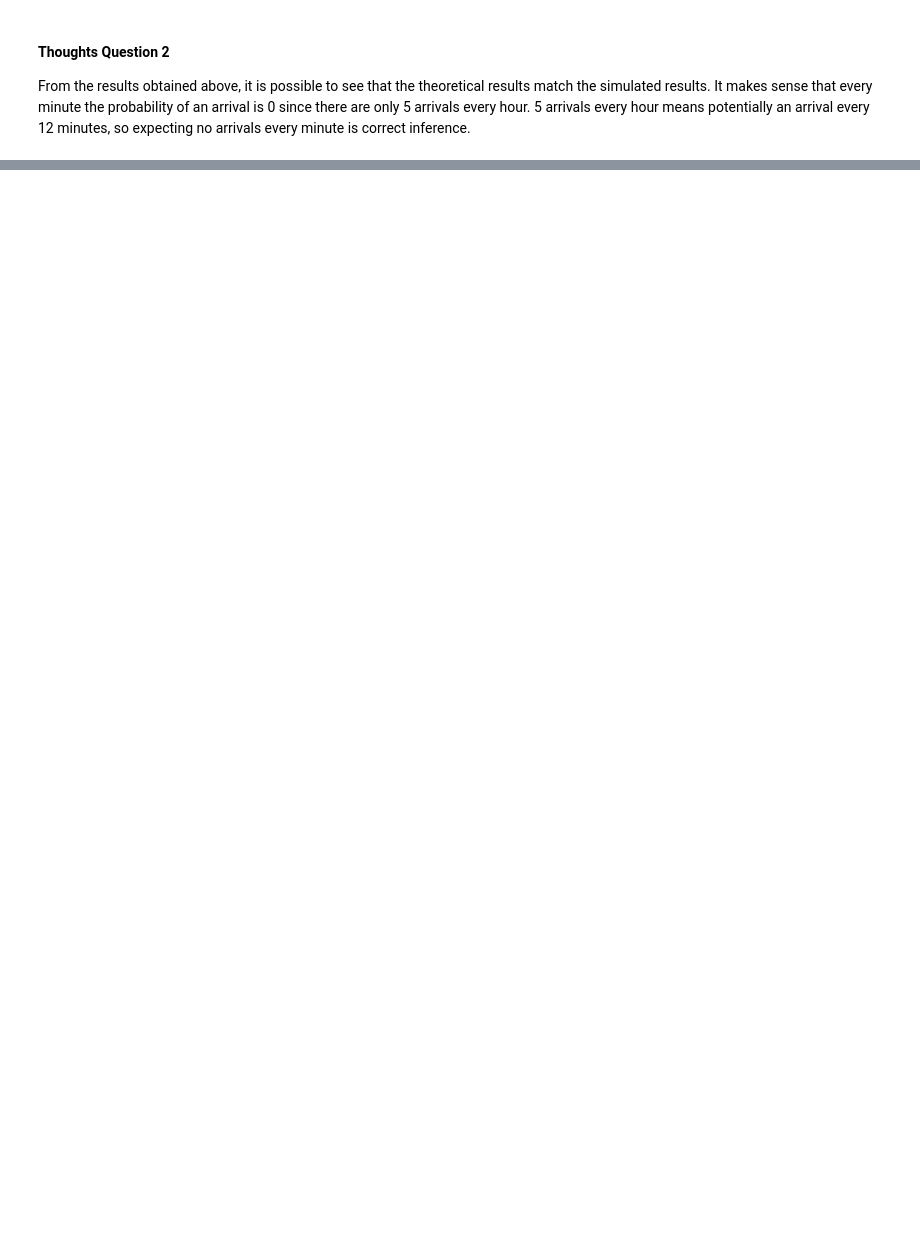
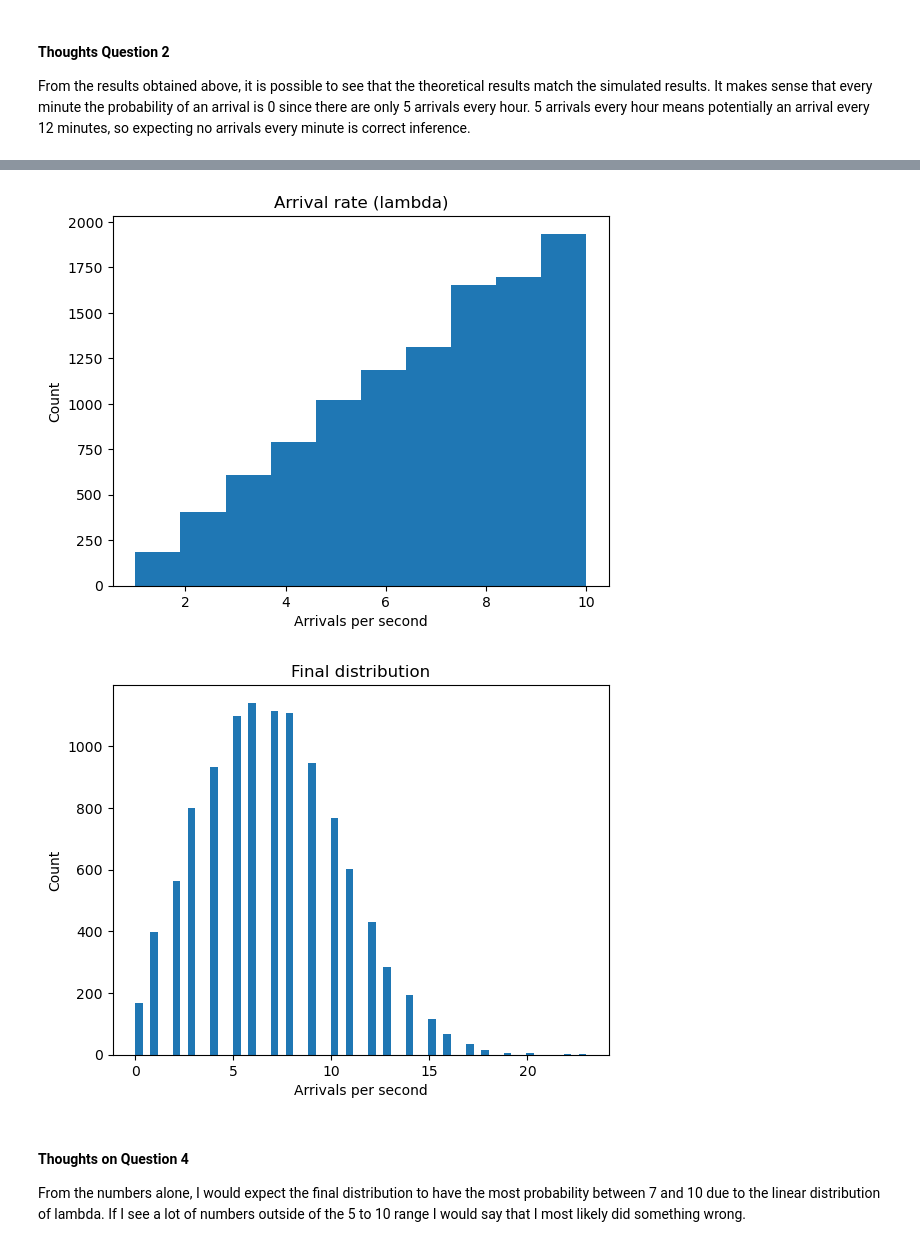
Before and after one commit to MiguelAcostaDelVecchio/RandomProcesses, a Jupyter notebook: Week4/MiguelHW4.ipynb, the cells around one changed output, grey strips where cells are left out. Cells and saved outputs as stored; diff of their text form; code cells hidden in the pictures; blank space fills up the shorter version.

```diff
--- a/Week4/MiguelHW4.ipynb
+++ b/Week4/MiguelHW4.ipynb
@@ -73,0 +85,34 @@ From the results obtained above, it is possible to see that the theoretical resu
+# %%
+totalTime = 10800
+sampleList = [1, 2, 3, 4, 5, 6, 7, 8, 9, 10]
+
+randomList = random.choices(
+  sampleList, weights=(1, 2, 3, 4, 5, 6, 7, 8, 9, 10), k=totalTime)
+
+# Making sure I have a correct linear distribution for lambda
+plt.hist(randomList, bins = 10)
+plt.title("Arrival rate (lambda)")
+plt.xlabel("Arrivals per second")
+plt.ylabel("Count")
+plt.show()
+
+finalDist = []
+for i in range(0,totalTime):
+    finalDist.append(list(stats.poisson(randomList[i]).rvs(1)))
+    finalDist[i] = finalDist[i][0]
+
+plt.hist(finalDist, bins = 60)
+plt.title("Final distribution")
+plt.xlabel("Arrivals per second")
+plt.ylabel("Count")
+plt.show()
+# %% [output]
+[figure, added]
+[figure, added]
+# %% [markdown]
+#### Thoughts on Question 4
+
+From the numbers alone, I would expect the final distribution to have the
+most probability between 7 and 10 due to the linear distribution of lambda.
+If I see a lot of numbers outside of the 5 to 10 range I would say that I most likely
+did something wrong.
```
Also changed, not shown: parts of 8 cells of this notebook.
